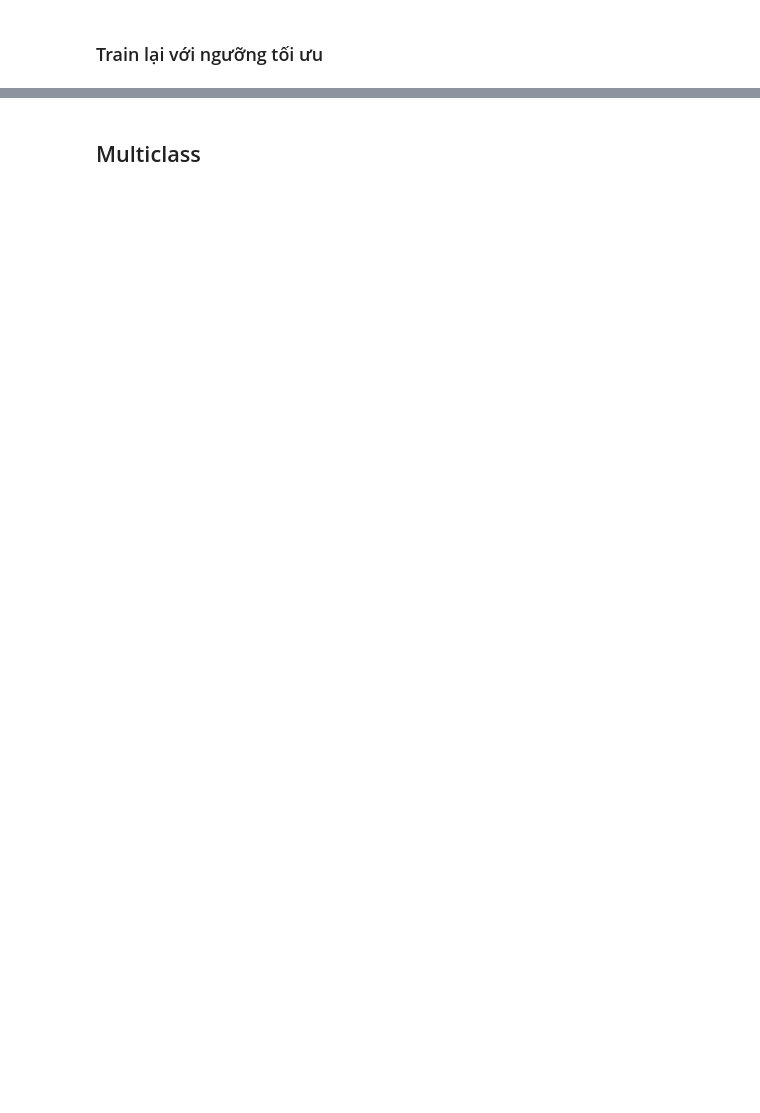
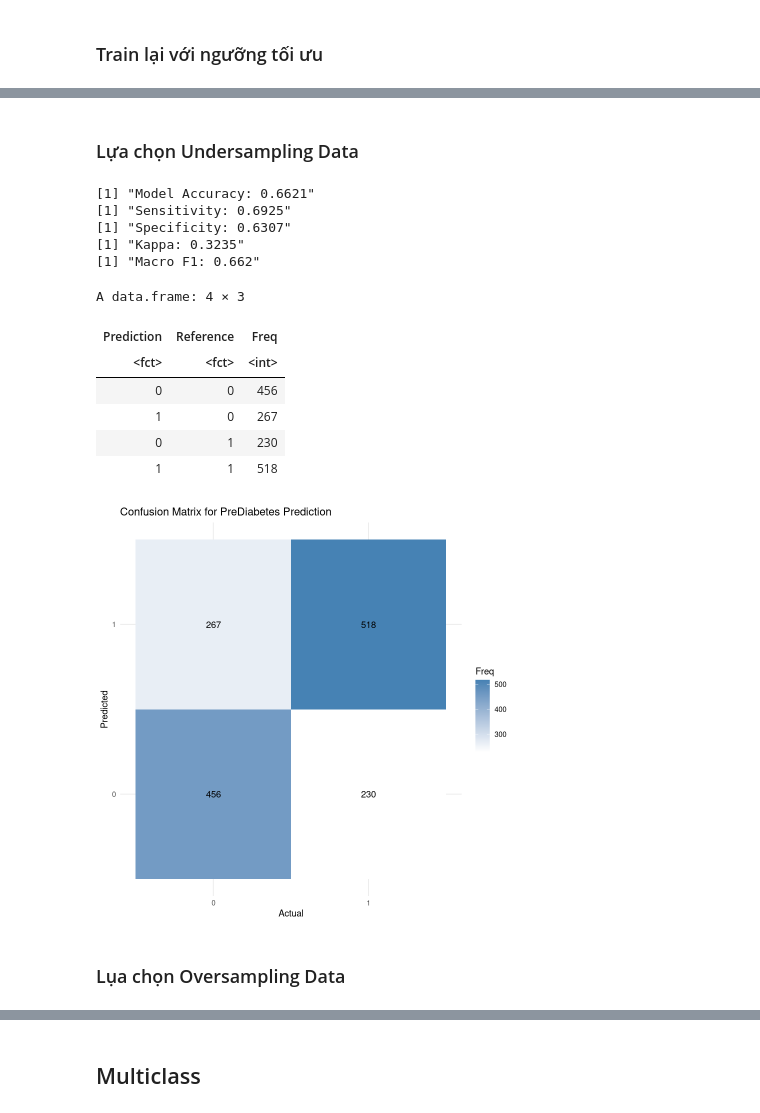
Before and after one commit to tandao0909/statistical-data-processing-project, a Jupyter notebook: model/logistic.ipynb, the cells around one changed output, grey strips where cells are left out. Saved outputs shown, nothing was run; the diff lists cells and outputs as text; code cells hidden in the pictures; blank space fills up the shorter version.

```diff
--- a/model/logistic.ipynb
+++ b/model/logistic.ipynb
@@ -365,0 +386,76 @@ Setting direction: controls < cases
+# %% [markdown]
+### Lựa chọn Undersampling Data
+# %%
+data = under_balanced
+label = "is_prediabetes"
+
+train_data <- train_test_split(data)$train_data
+test_data <- train_test_split(data)$test_data
+
+predictors <- names(data)[!names(data) %in%
+                               c("is_diabetes", "is_prediabetes", "is_no_diabetes", "diabetes_012")]
+
+formula <- as.formula(paste(label,"~", paste(predictors, collapse = " + ")))
+
+logistic_model <- glm(formula, data = train_data, family = "binomial")
+# summary(logistic_model)
+
+predictions_prob <- predict(logistic_model, newdata = test_data, type = "response")
+predictions <- ifelse(predictions_prob >  0.4807887, 1, 0)
+
+accuracy <- mean(predictions == test_data$is_prediabetes)
+print(paste("Model Accuracy:", round(accuracy, 4)))
+
+# Calculate sensitivity and specificity
+sensitivity <- sum(predictions == 1 & test_data$is_prediabetes == 1) / sum(test_data$is_prediabetes == 1)
+specificity <- sum(predictions == 0 & test_data$is_prediabetes == 0) / sum(test_data$is_prediabetes == 0)
+
+print(paste("Sensitivity:", round(sensitivity, 4)))
+print(paste("Specificity:", round(specificity, 4)))
+
+# Calculate Kappa
+conf_matrix <- table(Predicted = predictions, Actual = test_data$is_prediabetes)
+cc <- sum(diag(conf_matrix))
+sc <- sum(conf_matrix)
+pp <- colSums(conf_matrix)
+tt <- rowSums(conf_matrix)
+kappa <- (cc * sc - sum(pp * tt)) / (sc^2 - sum(pp * tt))
+print(paste("Kappa:", round(kappa, 4)))
+
+# Calculate Macro F1
+precision <- diag(conf_matrix) / colSums(conf_matrix)
+recall <- diag(conf_matrix) / rowSums(conf_matrix)
+macro_precision <- mean(precision)
+macro_recall <- mean(recall)
+macro_f1 <- 2 * macro_precision * macro_recall / (macro_precision + macro_recall)
+print(paste("Macro F1:", round(macro_f1, 4)))
+# %% [output]
+[1] "Model Accuracy: 0.6621"
+[1] "Sensitivity: 0.6925"
+[1] "Specificity: 0.6307"
+[1] "Kappa: 0.3235"
+[1] "Macro F1: 0.662"
+# %%
+conf_matrix <- confusionMatrix(factor(predictions), factor(test_data$is_prediabetes))
+
+conf_data <- as.data.frame(conf_matrix$table)
+conf_data
+ggplot(conf_data, aes(x = Reference, y = Prediction)) +
+    geom_tile(aes(fill = Freq)) +
+    geom_text(aes(label = Freq)) +
+    scale_fill_gradient(low = "white", high = "steelblue") +
+    theme_minimal() +
+    labs(title = "Confusion Matrix for PreDiabetes Prediction",
+             x = "Actual",
+             y = "Predicted")
+# %% [output]
+A data.frame: 4 × 3
+| Prediction | Reference | Freq |
+| <fct> | <fct> | <int> |
+| 0 | 0 | 456 |
+| 1 | 0 | 267 |
+| 0 | 1 | 230 |
+| 1 | 1 | 518 |
+[figure, added]
+# %% [markdown]
+### Lụa chọn Oversampling Data
```
Also changed, not shown: parts of 16 cells of this notebook.
